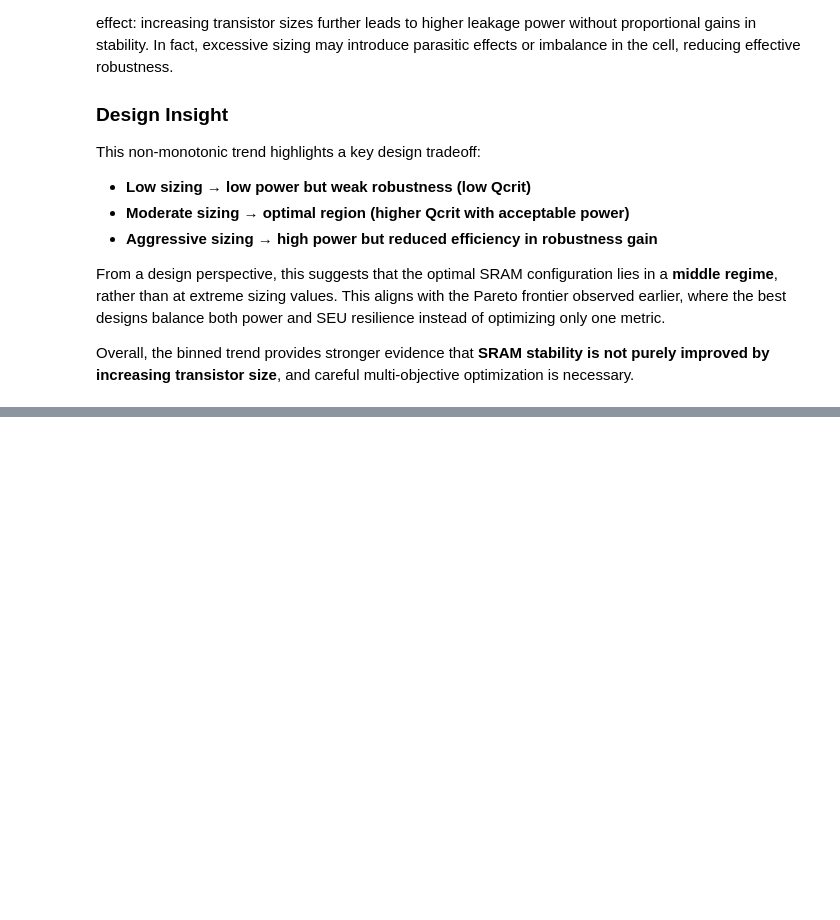
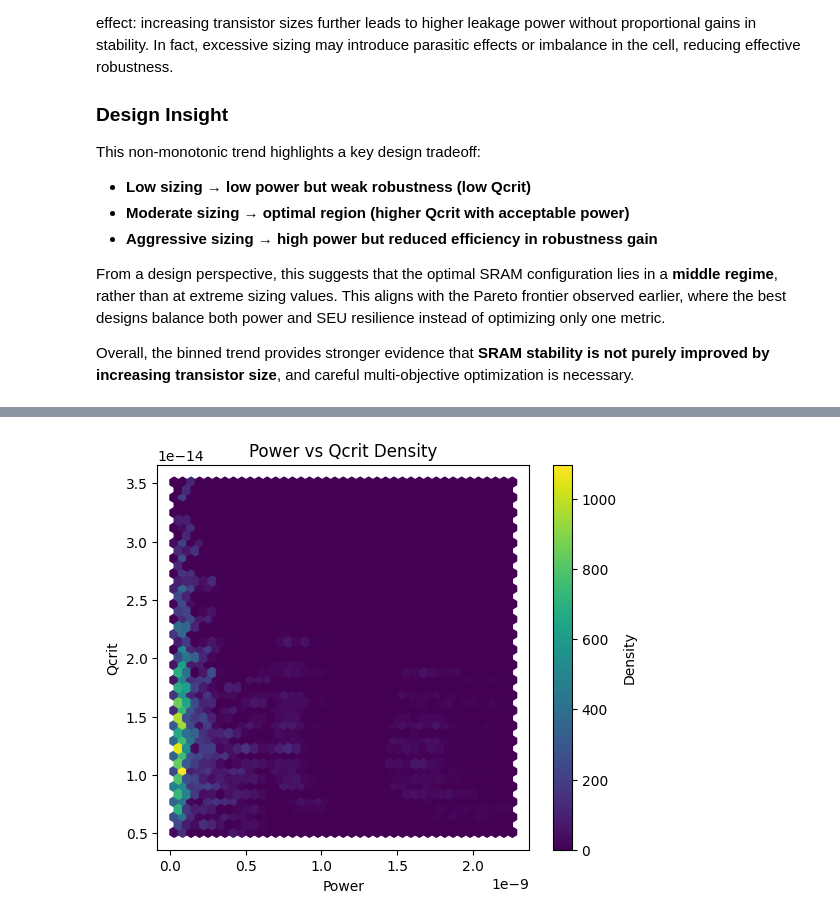
Before and after one commit to gannon1penn/ESE5760_Final_Project, a Jupyter notebook: sram_analysis.ipynb, the cells around one changed output, grey strips where cells are left out. Saved outputs shown, nothing was run; the diff lists cells and outputs as text; code cells hidden in the pictures; blank space fills up the shorter version.

```diff
--- a/sram_analysis.ipynb
+++ b/sram_analysis.ipynb
@@ -638,0 +769,19 @@ Overall, the binned trend provides stronger evidence that **SRAM stability is no
+# %%
+
+plt.figure(figsize=(6,5))
+
+plt.hexbin(
+    df_plot["leakage_power_W"],
+    df_plot["qcrit"],
+    gridsize=40,
+)
+
+plt.colorbar(label="Density")
+
+plt.xlabel("Power")
+plt.ylabel("Qcrit")
+plt.title("Power vs Qcrit Density")
+
+plt.show()
+# %% [output]
+[figure, added]
```
Also changed, not shown: parts of 9 cells of this notebook.
